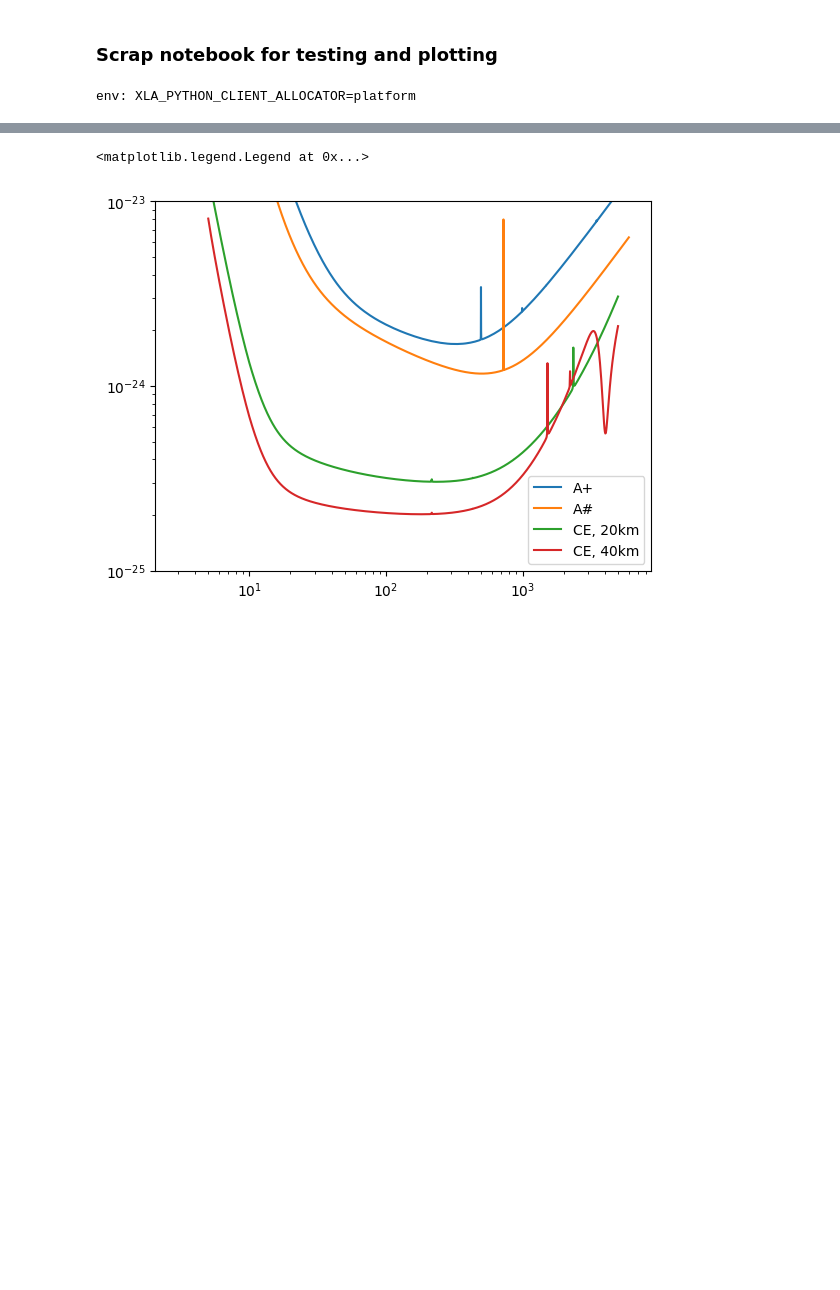
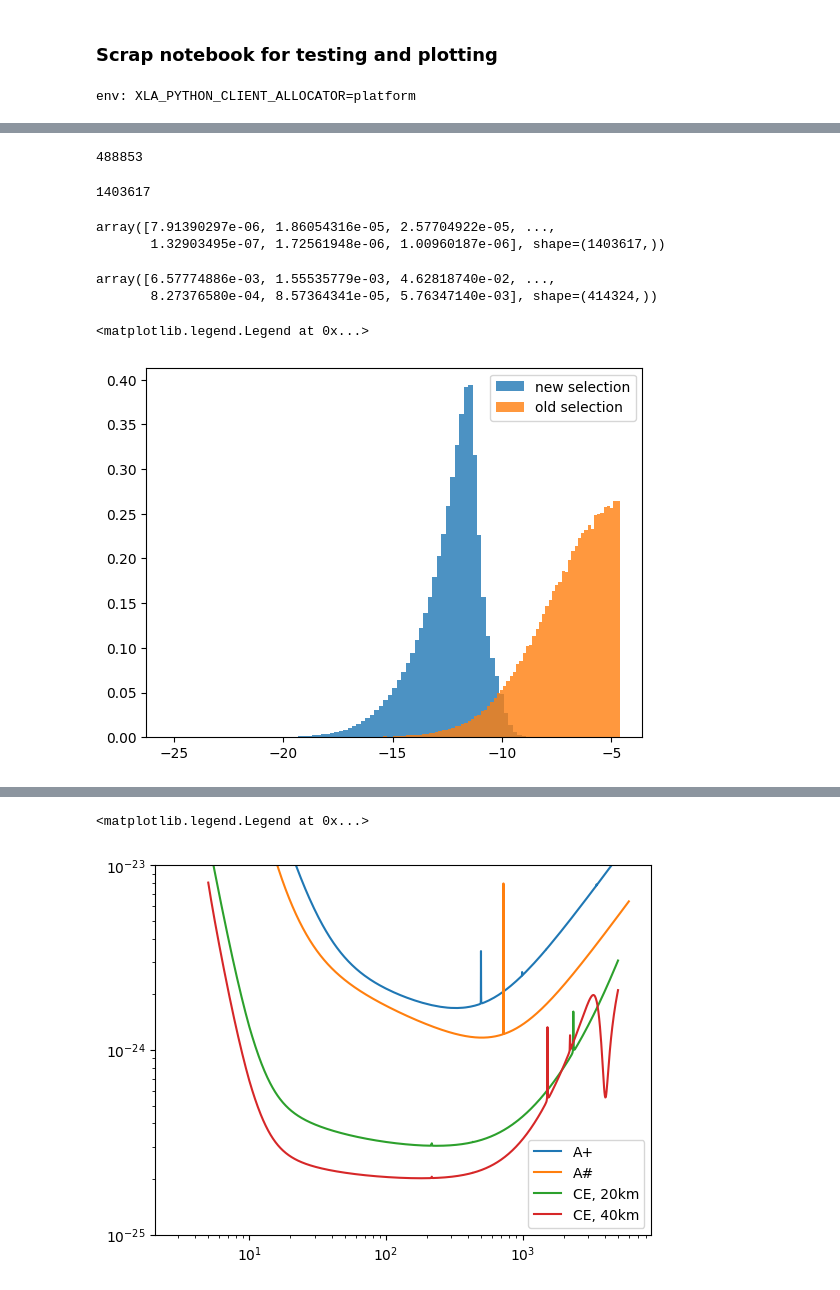
Before and after one commit to abby-moran/GW_pop_cosmo_inference, a Jupyter notebook: scripts/sandbox.ipynb, the cells around one changed output, grey strips where cells are left out. Cells and saved outputs as stored; diff of their text form; code cells hidden in the pictures; blank space fills up the shorter version.

```diff
--- a/scripts/sandbox.ipynb
+++ b/scripts/sandbox.ipynb
@@ -35,0 +157,10 @@ env: XLA_PYTHON_CLIENT_ALLOCATOR=platform
+# %%
+f1 = pd.read_hdf("../runs/GWTC5_redone4/sel_GWTC5.h5")
+len(f1)
+# %% [output]
+488853
+# %%
+f2 = pd.read_hdf("../runs/GWTC5_829/sel_GWTC5.h5")
+len(f2)
+# %% [output]
+1403617
@@ -35,0 +169,17 @@ env: XLA_PYTHON_CLIENT_ALLOCATOR=platform
+# %%
+np.asarray(f2['pdraw_sel'])[np.asarray(f2['pdraw_sel'])<1]
+# %% [output]
+array([7.91390297e-06, 1.86054316e-05, 2.57704922e-05, ...,
+       1.32903495e-07, 1.72561948e-06, 1.00960187e-06], shape=(1403617,))
+# %%
+np.asarray(f1['pdraw_sel'])[np.asarray(f1['pdraw_sel'])<1]
+# %% [output]
+array([6.57774886e-03, 1.55535779e-03, 4.62818740e-02, ...,
+       8.27376580e-04, 8.57364341e-05, 5.76347140e-03], shape=(414324,))
+# %%
+plt.hist(np.log(np.asarray(f2['pdraw_sel'])[np.asarray(f2['pdraw_sel'])<.01]),bins=100, label='new selection',density=True, alpha=0.8);
+plt.hist(np.log(np.asarray(f1['pdraw_sel'])[np.asarray(f1['pdraw_sel'])<.01]),bins=100, label='old selection',density=True, alpha=0.8);
+plt.legend()
+# %% [output]
+<matplotlib.legend.Legend at 0x...>
+[figure, added]
```
Also changed, not shown: parts of 29 cells of this notebook, 13 other files.
